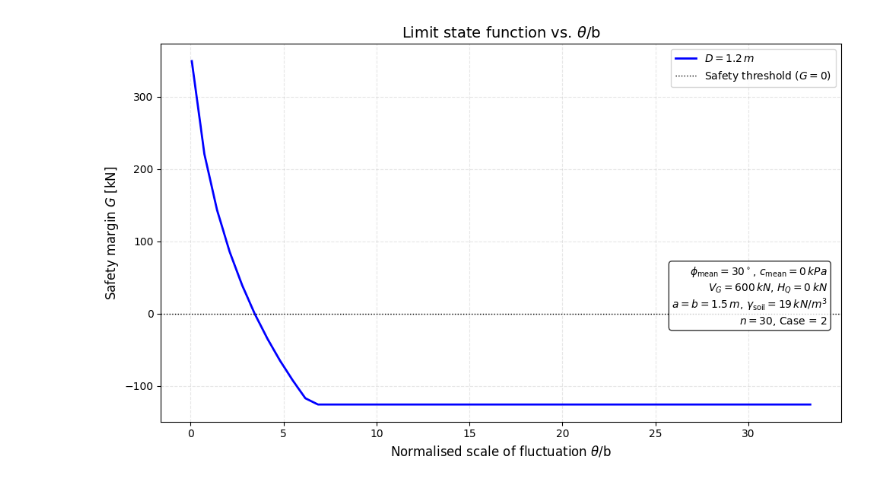
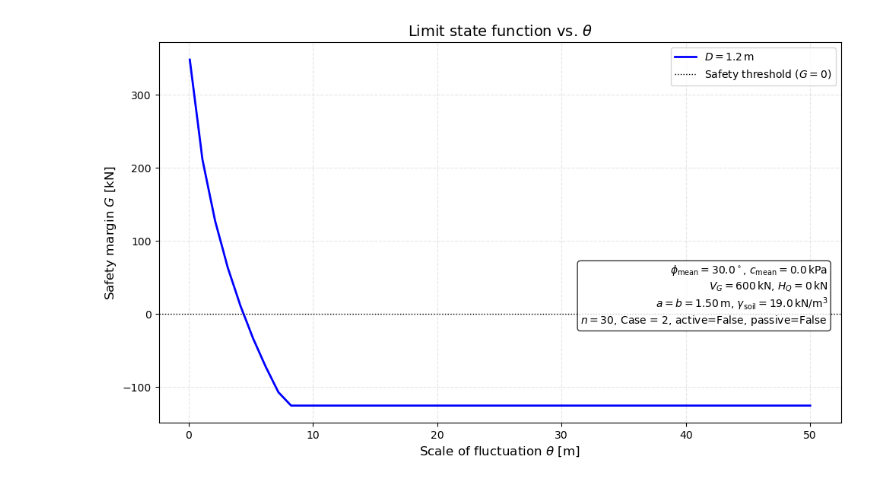
Before and after one commit to glorkcy/reliability_SOF, a Jupyter notebook: grundbruch_foundation.ipynb, the cells around one changed output. Saved outputs shown, nothing was run; the diff lists cells and outputs as text; code cells hidden in the pictures.

```diff
--- a/grundbruch_foundation.ipynb
+++ b/grundbruch_foundation.ipynb
@@ -400,41 +600,63 @@ plt.show()
 # %%
+# ==========================================================
+# PLOTTING G vs. θ for various D
+# ==========================================================
 plt.figure(figsize=(10, 6))
 
+# safe cycles in case colors/linestyles are shorter than D_values
+color_cycle = itertools.cycle(colors if colors else ["C0", "C1", "C2", "C3"])
+ls_cycle    = itertools.cycle(line_styles if line_styles else ["-", "--", ":", "-."])
+
 # --- Loop over embedment depths ---
-for D, color, ls in zip(D_values, colors, line_styles):
+for D in D_values:
+    color = next(color_cycle)
+    ls    = next(ls_cycle)
+
     G_values = []
     for theta in theta_values:
-        # Run analysis
-        res =result(a, b, D, gamma_soil, phi_mean, c_mean, V_G, H_Q,
-           phi_cov, theta, c_cov, theta,
-           alpha_4017, beta_4017, Case, n,
-           use_active=False, use_passive=False)
-        G_values.append(res['G'])
+        # θ here is the scale of fluctuation for φ (phi_theta)
+        sol = solve_gamma_phi_fixed_point(
+            a=a, b=b, D=D, gamma_soil=gamma_soil,
+            phi_mean=phi_mean, c_mean=c_mean, V_G=V_G, H_Q=H_Q,
+            phi_cov=phi_cov, phi_theta=float(theta),   # <-- vary θ here
+            alpha_4017=alpha_4017, beta_4017=beta_4017, Case=Case, n=n,
+            use_active=USE_ACTIVE, use_passive=USE_PASSIVE,
+            tol=1e-4, itmax=100
+        )
+        G_values.append(sol["G"])
 
     # Plot the curve for this D
-    plt.plot(theta_values/b, G_values, color=color, linestyle=ls, linewidth=2,
-             label=rf'$D = {D}\,m$')
+    plt.plot(
+        theta_values, G_values,
+        color=color, linestyle=ls, linewidth=2,
+        label=rf"$D = {D}\,\mathrm{{m}}$"
+    )
 
 # --- Formatting ---
-plt.axhline(y=0, color='k', linestyle=':', linewidth=1, label='Safety threshold ($G=0$)')
-plt.xlabel(r'Normalised scale of fluctuation $\theta$/b ', fontsize=12)
-plt.ylabel('Safety margin $G$ [kN]', fontsize=12)
-plt.title(r'Limit state function vs. $\theta$/b', fontsize=14)
-plt.grid(True, linestyle='--', alpha=0.3)
-plt.legend(loc='best')
+plt.axhline(y=0, color="k", linestyle=":", linewidth=1, label=r"Safety threshold $(G=0)$")
+plt.xlabel(r"Scale of fluctuation $\theta$ [m]", fontsize=12)
+plt.ylabel(r"Safety margin $G$ [kN]", fontsize=12)
+plt.title(r"Limit state function vs. $\theta$", fontsize=14)
+plt.grid(True, linestyle="--", alpha=0.3)
+plt.legend(loc="best")
 
 # --- Parameter box ---
 param_text = (
-    rf"$\phi_\mathrm{{mean}} = {phi_mean}^\circ$, $c_\mathrm{{mean}} = {c_mean}\,kPa$" + "\n" +
-    rf"$V_G = {V_G}\,kN$, $H_Q = {H_Q}\,kN$" + "\n" +
-    rf"$a = b = {a}\,m$, $\gamma_\mathrm{{soil}} = {gamma_soil}\,kN/m^3$" + "\n" +
-    rf"$n = {n}$, Case = {Case}"
+    rf"$\phi_\mathrm{{mean}} = {phi_mean:.1f}^\circ$, "
+    rf"$c_\mathrm{{mean}} = {c_mean:.1f}\,\mathrm{{kPa}}$" + "\n" +
+    rf"$V_G = {V_G:.0f}\,\mathrm{{kN}}$, $H_Q = {H_Q:.0f}\,\mathrm{{kN}}$" + "\n" +
+    rf"$a = b = {a:.2f}\,\mathrm{{m}}$, "
+    rf"$\gamma_\mathrm{{soil}} = {gamma_soil:.1f}\,\mathrm{{kN/m^3}}$" + "\n" +
+    rf"$n = {n}$, Case = {Case}, "
+    rf"active={bool(USE_ACTIVE)}, passive={bool(USE_PASSIVE)}"
 )
-plt.text(0.98, 0.25, param_text, transform=plt.gca().transAxes,
-         ha='right', va='bottom', fontsize=10,
-         bbox=dict(facecolor='white', alpha=0.8, boxstyle='round'))
+plt.text(
+    0.98, 0.25, param_text, transform=plt.gca().transAxes,
+    ha="right", va="bottom", fontsize=10,
+    bbox=dict(facecolor="white", alpha=0.8, boxstyle="round")
+)
 
 plt.tight_layout()
 plt.show()
 # %% [output]
-[figure, old version]
+[figure, new version]
```
Also changed, not shown: parts of 4 cells of this notebook.
